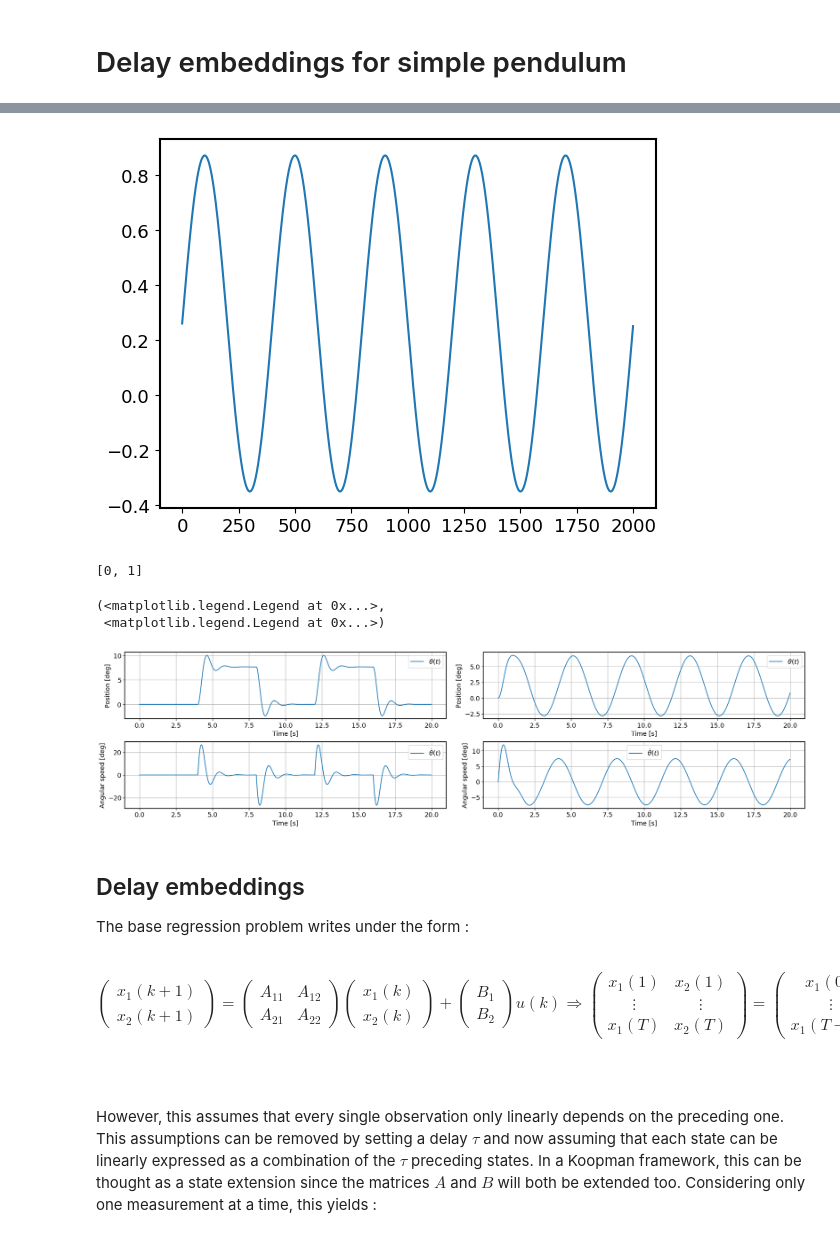
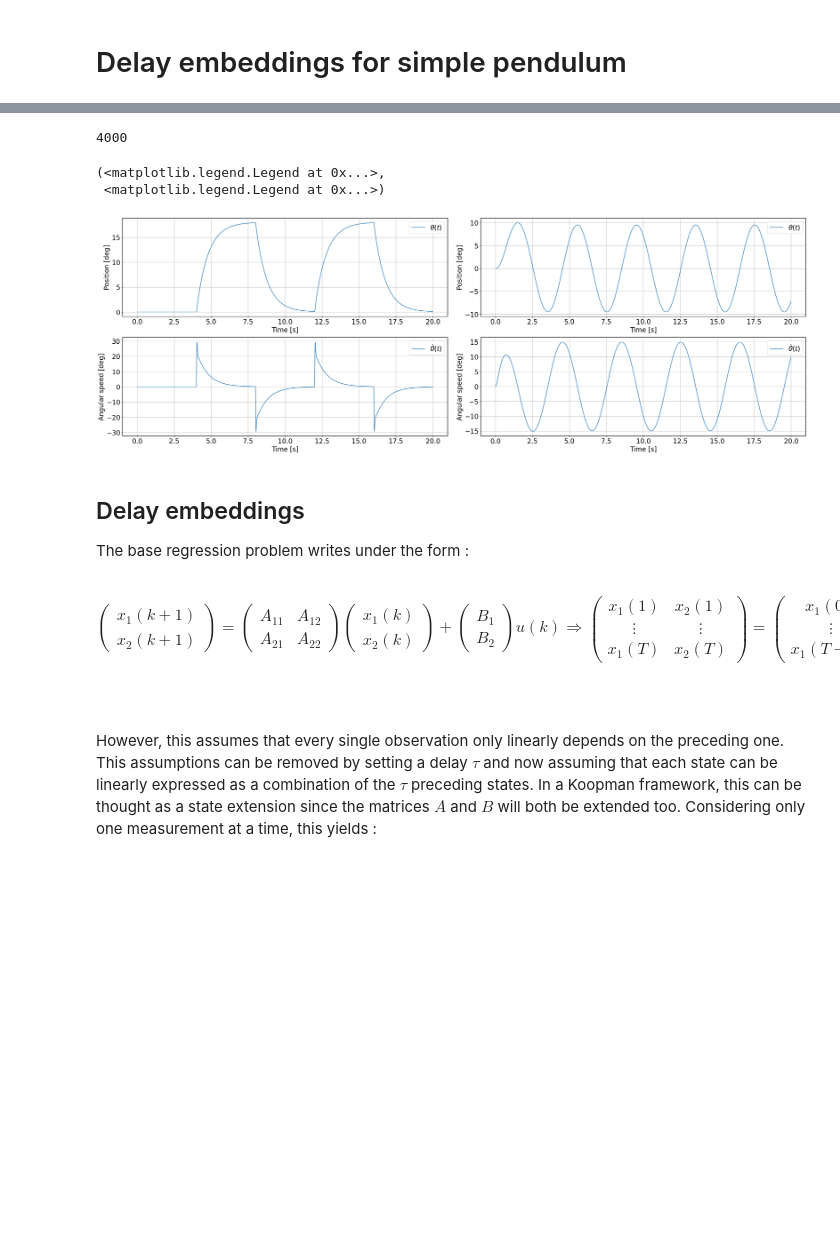
Before and after one commit to CedricFont/Subspace-learning-for-robot-application, a Jupyter notebook: LQR simulation/PendulumDelayEmbeddings.ipynb, the cells around one changed output, grey strips where cells are left out. Cells and saved outputs as stored; diff of their text form; code cells hidden in the pictures; blank space fills up the shorter version.

```diff
--- a/LQR simulation/PendulumDelayEmbeddings.ipynb
+++ b/LQR simulation/PendulumDelayEmbeddings.ipynb
@@ -17,50 +20,48 @@ np.set_printoptions(precision=5, suppress=False)
 # %%
-pend1, pend2 = SimplePendulum(mass=.8, length=.8), SimplePendulum(mass=.8, length=.8) # Create pendulum instance
-pend1.dt, pend2.dt = 1e-2, 1e-2
+pend1, pend2 = SimplePendulum(mass=.7, length=.7), SimplePendulum(mass=.8, length=.8) # Create pendulum instance
+pend1.dt, pend2.dt = 5e-3, 5e-3
 pend1.T, pend1.X0, pend2.T, pend2.X0 = np.arange(0,20,pend1.dt), np.array([deg2rad(0),0]), np.arange(0,20,pend2.dt), np.array([deg2rad(0),0])
 pend1.N, pend2.N = len(pend1.T), len(pend2.T)
-K, Td, Ti = 1, 1e-2, 1e-1 # P(I)D controller parameters
+K, Td, Ti, t_max = 5, 2e-2, 5e-1, 20 # P(I)D controller parameters
 f_ref = 0.25 # Reference frequency
 
 # Reference and associated precision ratio (for LQR)
 pend1.T_ref, pend2.T_ref = np.int(1/f_ref/pend1.dt), np.int(1/f_ref/pend2.dt)
-pend1.ref, precision = squareReference(pend1.N, pend1.T_ref, [deg2rad(60),0], np.int(T_ref/20), 0)
-pend2.ref = sineReference(pend2.N, pend2.T_ref, [-deg2rad(20), deg2rad(50)])
-plt.plot(pend2.ref), plt.show()
-print([i for i in range(2)])
-
+pend1.ref, precision = squareReference(pend1.N, pend1.T_ref, [deg2rad(20),0], np.int(pend1.T_ref/4), .01)
+pend2.ref = sineReference(pend2.N, pend2.T_ref, [-deg2rad(20), deg2rad(20)])
 pend1.U, pend2.U = np.zeros(shape=[pend1.N-1]), np.zeros(shape=[pend2.N-1])
 pend1.X, pend2.X = np.empty(shape=[2,pend1.N]), np.empty(shape=[2,pend2.N])
 pend1.X[:,0], pend2.X[:,0] = pend1.X0, pend2.X0
 for i in range(pend1.N-1):
     if i == 0:
         pend1.X[:,i+1] = RK4(pend1.dynamics, pend1.X0, 0, pend1.dt, type='controller-step-by-step')
         pend2.X[:,i+1] = RK4(pend2.dynamics, pend2.X0, 0, pend2.dt, type='controller-step-by-step')
     else:
-        pend1.U[i], pend2.U[i] = PD(pend1.X, i, pend1.ref[i], K, Td, pend1.dt)[1], PD(pend2.X, i, pend2.ref[i], K, Td, pend2.dt)[1]
+        pend1.U[i], pend2.U[i] = PID(pend1.X, i, pend1.ref[i], K, Td, Ti, pend1.dt, t_max)[1], PD(pend2.X, i, pend2.ref[i], K, Td, pend2.dt)[1]
         pend1.X[:,i+1] = RK4(pend1.dynamics, pend1.X[:,i], pend1.U[i], pend1.dt, type='controller-step-by-step')
         pend2.X[:,i+1] = RK4(pend2.dynamics, pend2.X[:,i], pend2.U[i], pend2.dt, type='controller-step-by-step')
 
 # Plots
+plt.rcParams['font.size'] = 20
 fig, ax = plt.subplots(2, 2,
-                       constrained_layout = True, figsize=(20,5))
+                       constrained_layout = True, figsize=(30,10))
+
 ax[0,0].plot(pend1.T, rad2deg(pend1.X[0,:]), label=r"$\theta (t)$")
 ax[0,1].plot(pend2.T, rad2deg(pend2.X[0,:]), label=r"$\theta (t)$")
 ax[0,0].set_xlabel('Time [s]'), ax[0,0].set_ylabel('Position [deg]'), ax[0,1].set_xlabel('Time [s]'), ax[0,1].set_ylabel('Position [deg]')
 ax[0,0].grid(), ax[0,1].grid()
 ax[0,0].legend(), ax[0,1].legend()
 
 ax[1,0].plot(pend1.T, rad2deg(pend1.X[1,:]), label=r"$\dot{\theta} (t)$")
 ax[1,1].plot(pend1.T, rad2deg(pend2.X[1,:]), label=r"$\dot{\theta} (t)$")
 ax[1,0].set_xlabel('Time [s]'), ax[1,0].set_ylabel('Angular speed [deg]'), ax[1,1].set_xlabel('Time [s]'), ax[1,1].set_ylabel('Angular speed [deg]')
 ax[1,0].grid(), ax[1,1].grid()
 ax[1,0].legend(), ax[1,1].legend()
 # %% [output]
-[figure, old version]
-[0, 1]
+4000
 (<matplotlib.legend.Legend at 0x...>,
  <matplotlib.legend.Legend at 0x...>)
-[figure, removed]
+[figure, new version]
 # %% [markdown]
 ## Delay embeddings
 The base regression problem writes under the form : <br><br>
```
Also changed, not shown: parts of 12 cells of this notebook, 1 other file.
